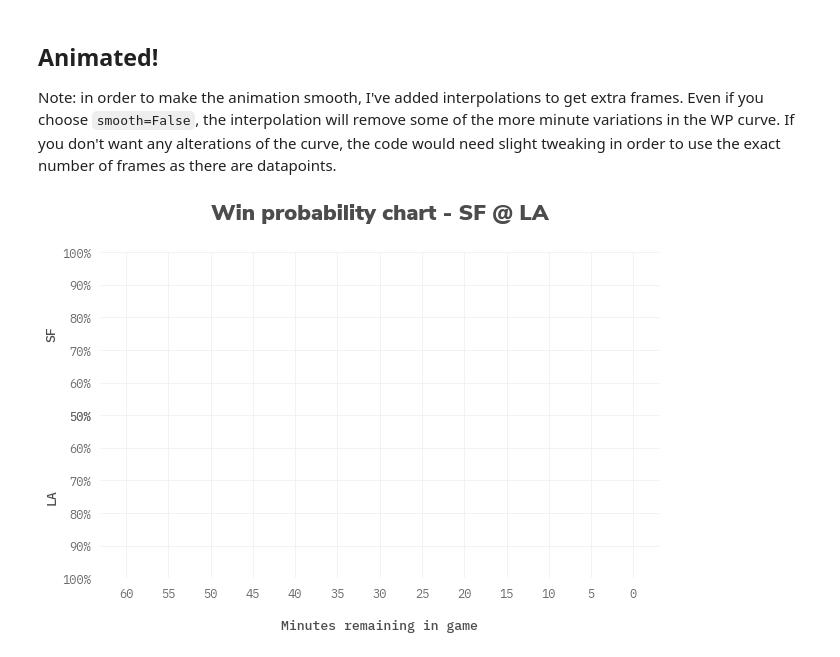
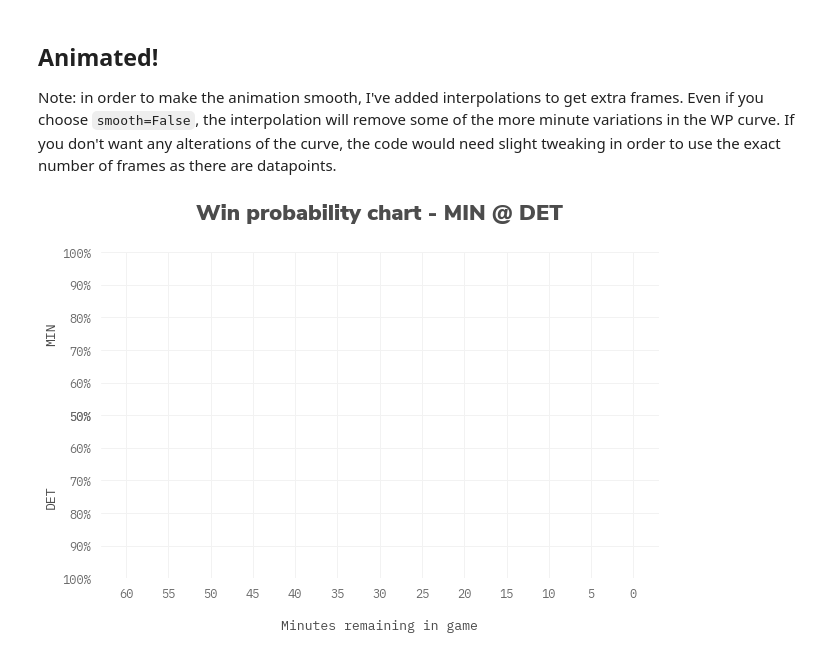
Before and after one commit to larsjaakko/nfl-wp-charts, a Jupyter notebook: wp-charts.ipynb, the cells around one changed output. Cells and saved outputs as stored; diff of their text form; code cells hidden in the pictures.

```diff
--- a/wp-charts.ipynb
+++ b/wp-charts.ipynb
@@ -307,8 +307,8 @@ Note: in order to make the animation smooth, I've added interpolations to get ex
 # %%
 # ------------------ PARAMETERS ------------------ #
 
-team = 'SF'
-week = 6
+team = 'MIN'
+week = 7
 game = get_game(week, team)
 
 team_colors = colors.get_colors()
@@ -500,32 +500,32 @@ for i in range(frames+1):
         ha='center',
         fontsize=22,
         color=team_colors[home_team],
         weight=900,
         alpha=0.6
     )
 
     # Attributions
     ax_score.text(
         s='data from nflscrapR\nviz by @larsjaakko',
         x=0.5,
         y= -0.12,
         fontsize=9,
         weight=300,
         style='italic',
         color='darkgray',
         ha='center',
         va='center',
         transform=ax_score.transAxes)
 
     sns.despine(left=True, right=True, bottom=True, top=True)
 
     camera.snap()
 
 # ------------------ OUTPUT VIDEO ------------------ #
 
 filename = str(away_team + '_at_' + home_team)
 
 animation = camera.animate(interval=1000/framerate)
-animation.save('output/animation/{}.mp4'.format(filename))
+animation.save('output/{}.mp4'.format(filename))
 # %% [output]
-[figure, old version]
+[figure, new version]
```
Also changed, not shown: 3 other files.
